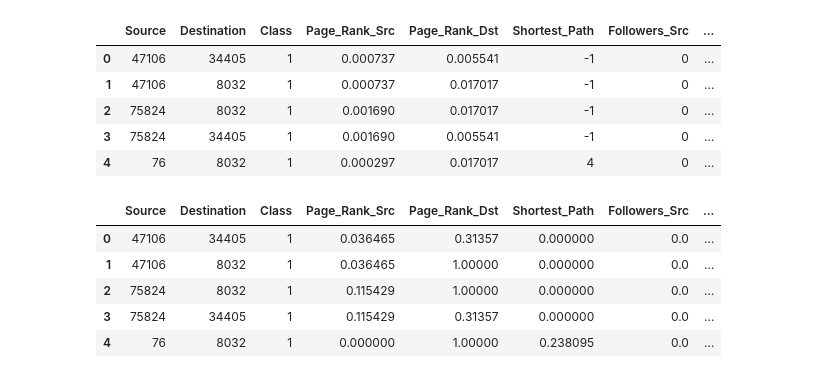
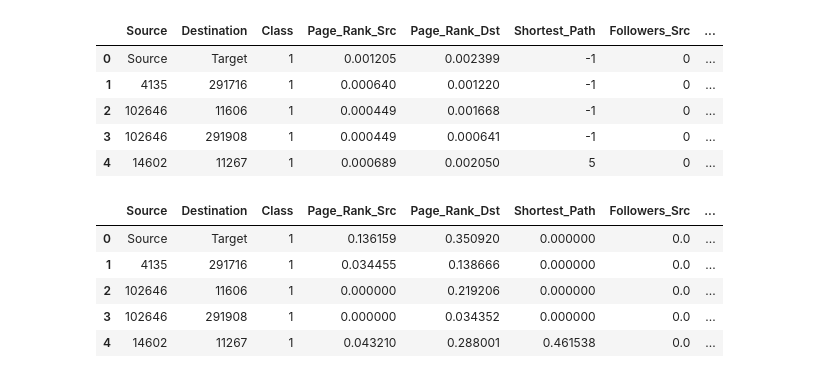
Before and after one commit to AnnXnyZ/18755Project, a Jupyter notebook: model_training.ipynb, the cells around one changed output. Saved outputs shown, nothing was run; the diff lists cells and outputs as text; code cells hidden in the pictures.

```diff
--- a/model_training.ipynb
+++ b/model_training.ipynb
@@ -1,15 +1,15 @@
 # %%
 import pandas as pd
-df = pd.read_csv('./data/final_dataset.csv')
+df = pd.read_csv('./data/final_dataset_5.csv')
 df = df.drop(columns=['Unnamed: 0'])
 df.head(5)
 # %% [output]
 |  | Source | Destination | Class | Page_Rank_Src | Page_Rank_Dst | Shortest_Path | Followers_Src | ... |
-| 0 | 47106 | 34405 | 1 | 0.000737 | 0.005541 | -1 | 0 | ... |
-| 1 | 47106 | 8032 | 1 | 0.000737 | 0.017017 | -1 | 0 | ... |
-| 2 | 75824 | 8032 | 1 | 0.001690 | 0.017017 | -1 | 0 | ... |
-| 3 | 75824 | 34405 | 1 | 0.001690 | 0.005541 | -1 | 0 | ... |
-| 4 | 76 | 8032 | 1 | 0.000297 | 0.017017 | 4 | 0 | ... |
+| 0 | Source | Target | 1 | 0.001205 | 0.002399 | -1 | 0 | ... |
+| 1 | 4135 | 291716 | 1 | 0.000640 | 0.001220 | -1 | 0 | ... |
+| 2 | 102646 | 11606 | 1 | 0.000449 | 0.001668 | -1 | 0 | ... |
+| 3 | 102646 | 291908 | 1 | 0.000449 | 0.000641 | -1 | 0 | ... |
+| 4 | 14602 | 11267 | 1 | 0.000689 | 0.002050 | 5 | 0 | ... |
 # %%
 # standarlize
 x = df['Page_Rank_Src']
@@ -30,14 +30,18 @@ x = df['Int_Followees']
 df['Int_Followees'] = ( x-x.min()) / ( x.max() - x.min() )
 x = df['Int_Followers']
 df['Int_Followers'] = ( x-x.min()) / ( x.max() - x.min() )
+x = df['Mutual_Follow']
+df['Int_Followers'] = ( x-x.min()) / ( x.max() - x.min() )
+x = df['Adar_Index']
+df['Int_Followers'] = ( x-x.min()) / ( x.max() - x.min() )
 df.head(5)
 # %% [output]
 |  | Source | Destination | Class | Page_Rank_Src | Page_Rank_Dst | Shortest_Path | Followers_Src | ... |
-| 0 | 47106 | 34405 | 1 | 0.036465 | 0.31357 | 0.000000 | 0.0 | ... |
-| 1 | 47106 | 8032 | 1 | 0.036465 | 1.00000 | 0.000000 | 0.0 | ... |
-| 2 | 75824 | 8032 | 1 | 0.115429 | 1.00000 | 0.000000 | 0.0 | ... |
-| 3 | 75824 | 34405 | 1 | 0.115429 | 0.31357 | 0.000000 | 0.0 | ... |
-| 4 | 76 | 8032 | 1 | 0.000000 | 1.00000 | 0.238095 | 0.0 | ... |
+| 0 | Source | Target | 1 | 0.136159 | 0.350920 | 0.000000 | 0.0 | ... |
+| 1 | 4135 | 291716 | 1 | 0.034455 | 0.138666 | 0.000000 | 0.0 | ... |
+| 2 | 102646 | 11606 | 1 | 0.000000 | 0.219206 | 0.000000 | 0.0 | ... |
+| 3 | 102646 | 291908 | 1 | 0.000000 | 0.034352 | 0.000000 | 0.0 | ... |
+| 4 | 14602 | 11267 | 1 | 0.043210 | 0.288001 | 0.461538 | 0.0 | ... |
 # %%
 from sklearn.model_selection import train_test_split
 df_x = df.drop(columns=['Source', 'Destination', 'Class'])
```
Also changed, not shown: parts of 3 cells of this notebook, 12 other files.
